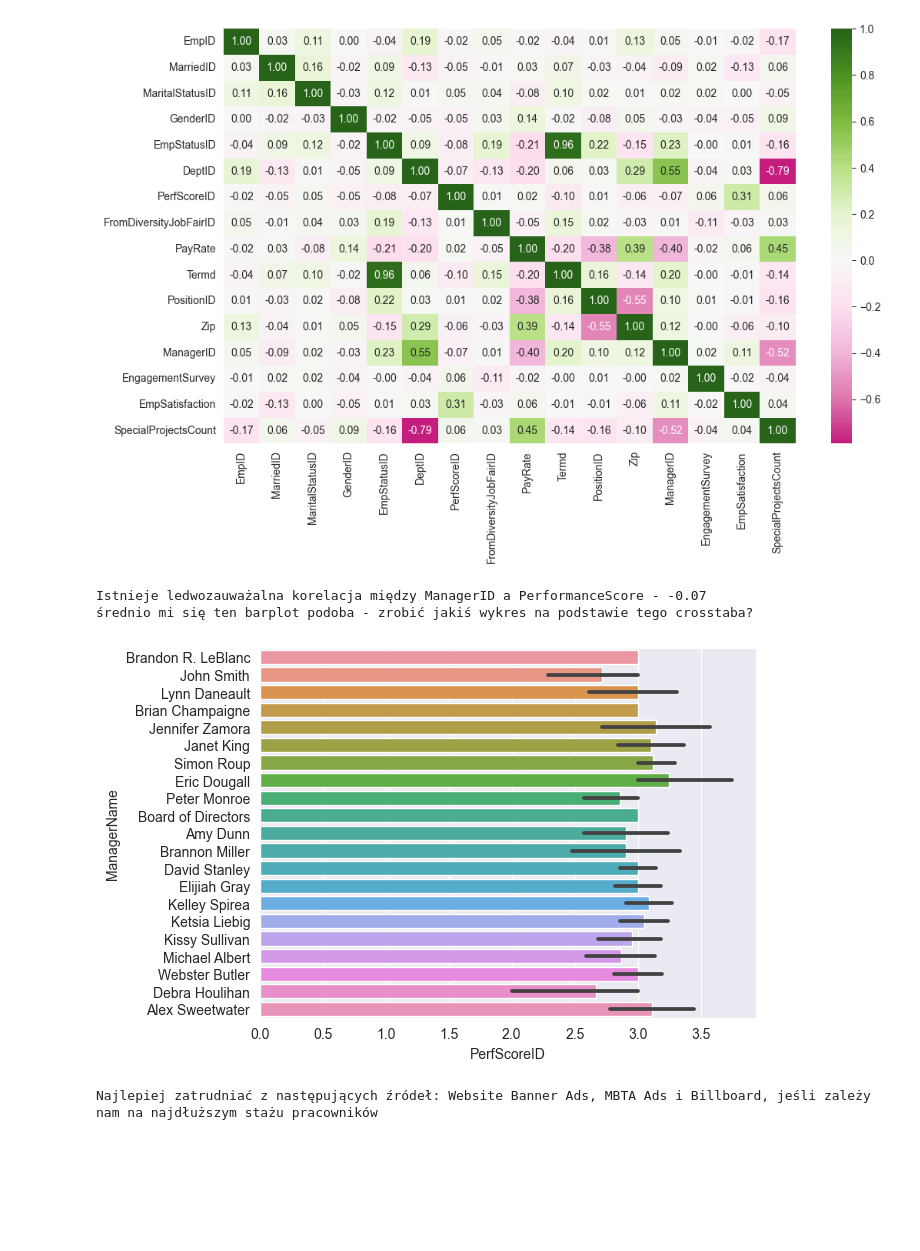
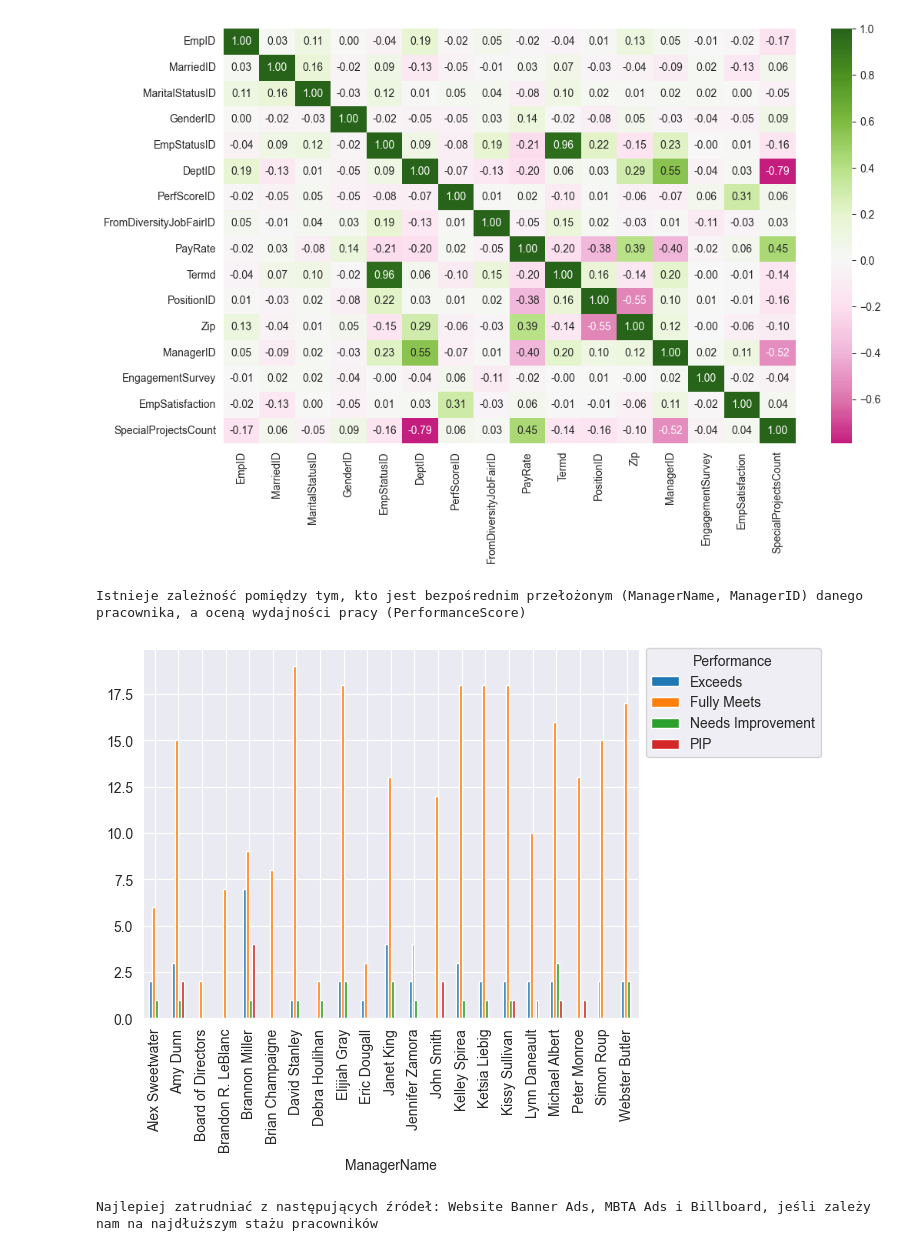
Before and after one commit to PiotrWitaszek/Seaborn, a Jupyter notebook: sb.ipynb, the cells around one changed output. Drawn from its saved outputs; the diff is of its cells as text; code cells hidden in the pictures; blank space fills up the shorter version.

```diff
--- a/sb.ipynb
+++ b/sb.ipynb
@@ -33,16 +33,17 @@ plt.show()
 [figure]
 # %%
 # 1 Czy istnieje zależność pomiędzy tym, kto jest bezpośrednim przełożonym (ManagerName, ManagerID) danego pracownika, a oceną wydajności pracy (PerformanceScore)?
-print("Istnieje ledwozauważalna korelacja między ManagerID a PerformanceScore - -0.07")
-df.columns.to_list()
-sns.barplot(y='ManagerName',x='PerfScoreID',data=df)
+
 performance=pd.crosstab(df['ManagerName'],df['PerformanceScore'])
-performance
-print('średnio mi się ten barplot podoba - zrobić jakiś wykres na podstawie tego crosstaba?')
+
+
+barplot = performance.plot.bar(rot=90)
+barplot.legend(title= "Performance", bbox_to_anchor=(1, 1.02),loc='upper left')
+
+print('Istnieje zależność pomiędzy tym, kto jest bezpośrednim przełożonym (ManagerName, ManagerID) danego pracownika, a oceną wydajności pracy (PerformanceScore)')
 # %% [output]
-Istnieje ledwozauważalna korelacja między ManagerID a PerformanceScore - -0.07
-średnio mi się ten barplot podoba - zrobić jakiś wykres na podstawie tego crosstaba?
+Istnieje zależność pomiędzy tym, kto jest bezpośrednim przełożonym (ManagerName, ManagerID) danego pracownika, a oceną wydajności pracy (PerformanceScore)
-[figure, old version]
+[figure, new version]
 # %%
 # 2 Jakie źródła pozyskania pracownika (Recruitment Source) są najlepsze, jeśli zależy nam na jak najdłuższym stażu pracowników?
 
```
Also changed, not shown: parts of 3 cells of this notebook.
